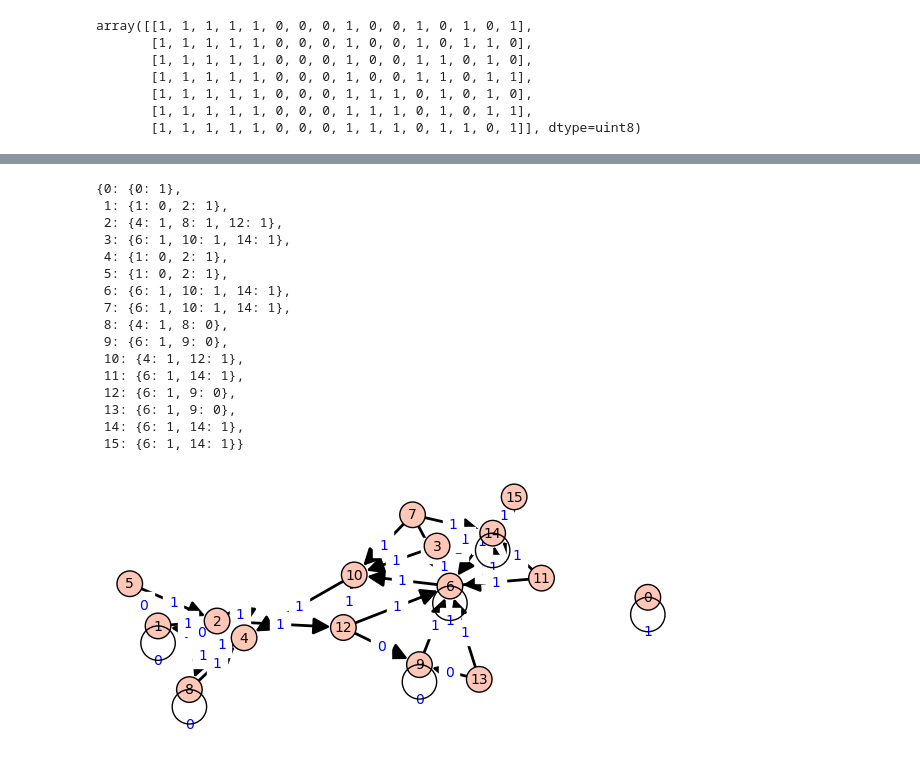
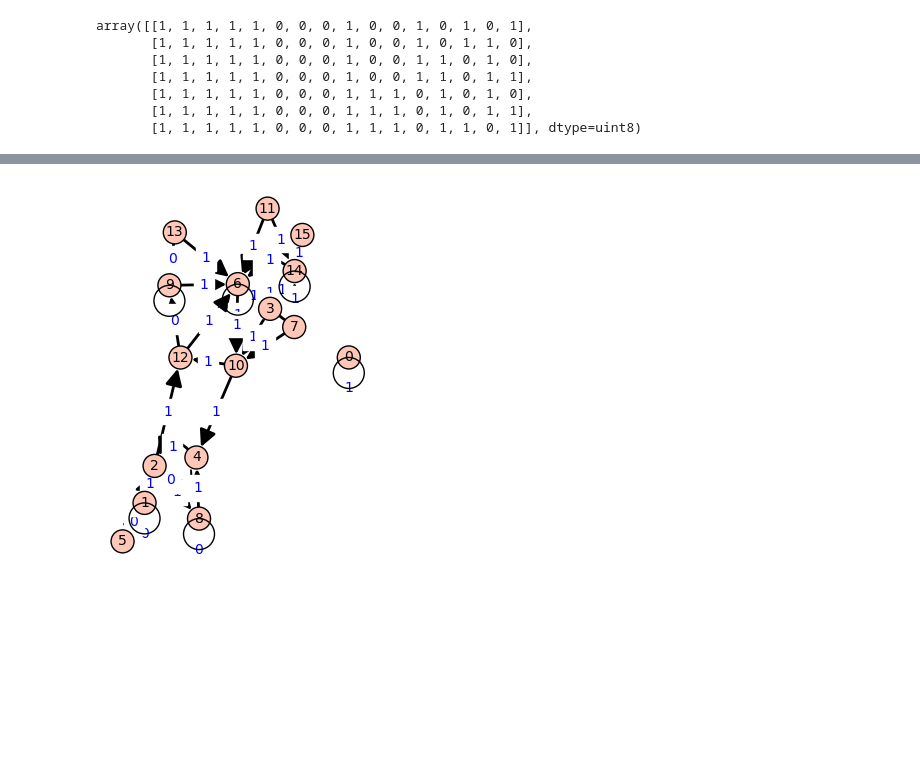
Before and after one commit to jeras/cellular-automata-sage-toolkit, a Jupyter notebook: pyca.ipynb, the cells around one changed output, grey strips where cells are left out. Cells and saved outputs as stored; diff of their text form; code cells hidden in the pictures; blank space fills up the shorter version.

Commit message:
added code for overlap subset transition graphs, preimage network graphs and graph SVG export

```diff
--- a/pyca.ipynb
+++ b/pyca.ipynb
@@ -106,31 +96,5 @@ array([[[ True,  True],
-# %%
-vertices = {i: {} for i in range(subset.shape[0])}
-for i in range(subset.shape[0]):
-    for j in range(subset.shape[1]):
-        for c in range(subset.shape[2]):
-            #print(i,j,c, subset[i,j,c])
-            if (subset[i,j,c]):
-                vertices[i].update({j: c})
-vertices
-# %% [output]
-{0: {0: 1},
- 1: {1: 0, 2: 1},
- 2: {4: 1, 8: 1, 12: 1},
- 3: {6: 1, 10: 1, 14: 1},
- 4: {1: 0, 2: 1},
- 5: {1: 0, 2: 1},
- 6: {6: 1, 10: 1, 14: 1},
- 7: {6: 1, 10: 1, 14: 1},
- 8: {4: 1, 8: 0},
- 9: {6: 1, 9: 0},
- 10: {4: 1, 12: 1},
- 11: {6: 1, 14: 1},
- 12: {6: 1, 9: 0},
- 13: {6: 1, 9: 0},
- 14: {6: 1, 14: 1},
- 15: {6: 1, 14: 1}}
 # %%
-g = DiGraph(vertices)
+g = ca.construct_subset_graph()
 g.plot(edge_labels=True)
 # %% [output]
-[figure, old version]
+[figure, new version]
```
Also changed, not shown: parts of 7 cells of this notebook, 1 other file.
